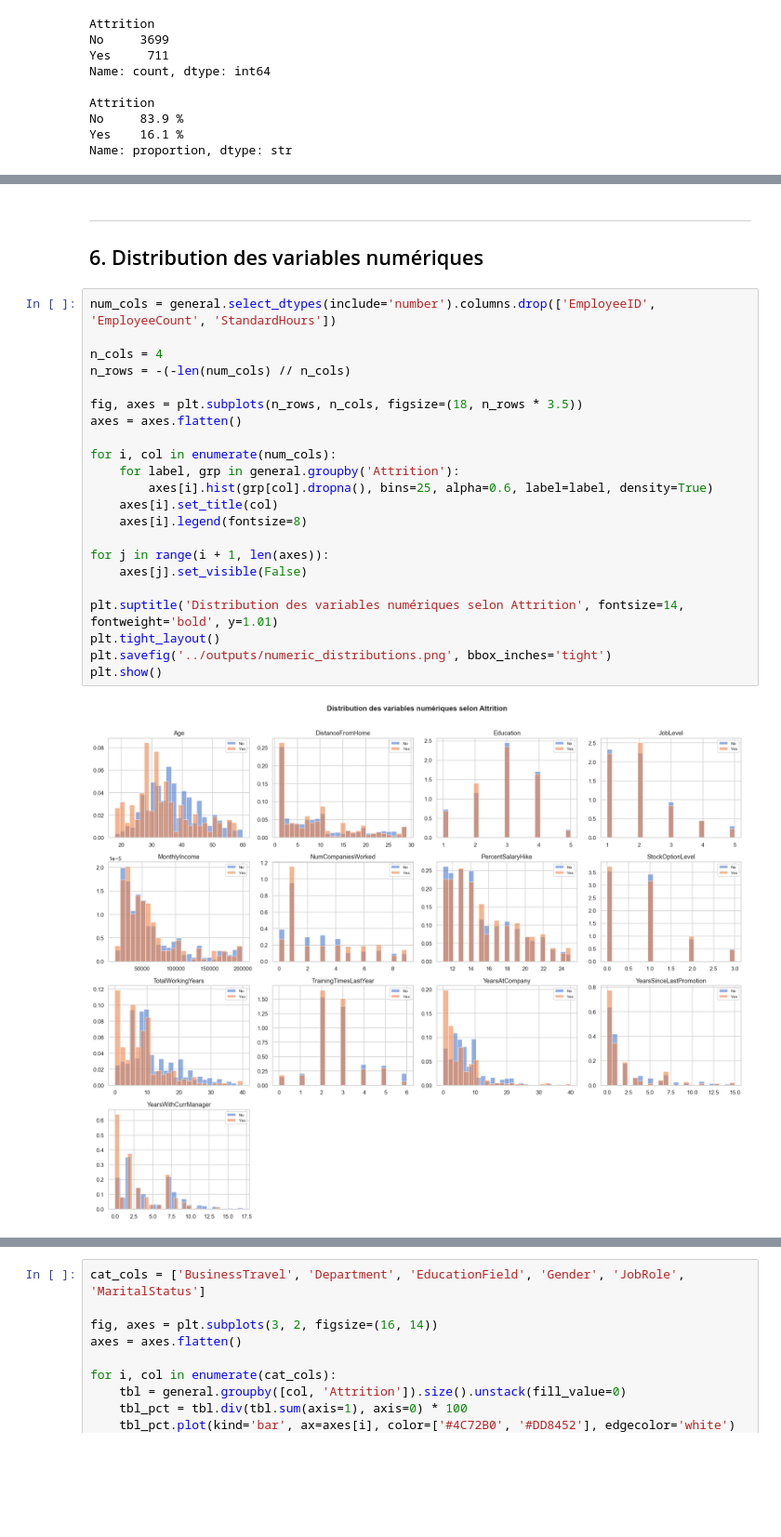
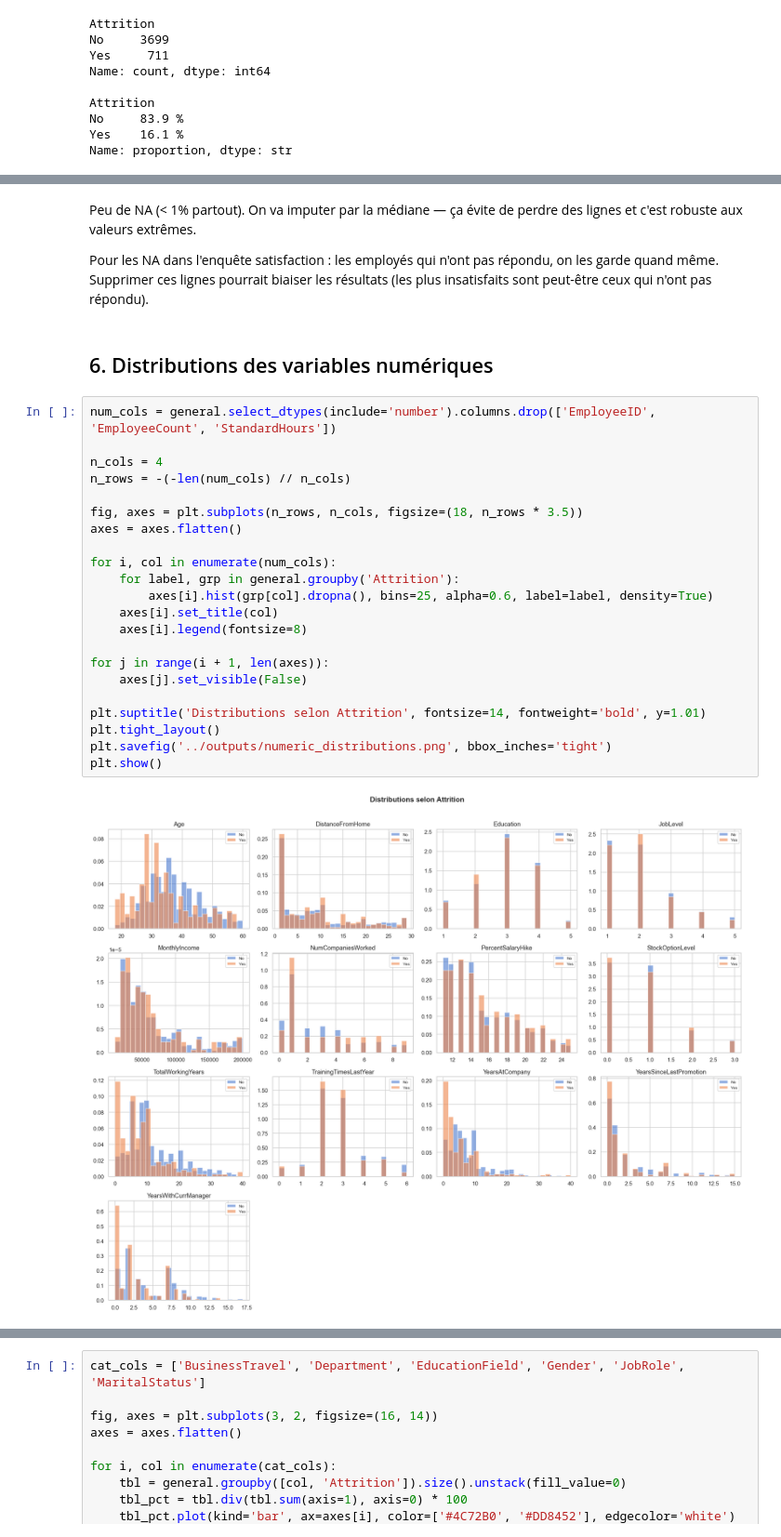
Before and after one commit to Nej-ma/A4-IA-HumanForYou, a Jupyter notebook: notebooks/01_exploration.ipynb, the cells around one changed output, grey strips where cells are left out. Shown at 93% size. Drawn from its saved outputs; the diff is of its cells as text; blank space fills up the shorter version.

```diff
--- a/notebooks/01_exploration.ipynb
+++ b/notebooks/01_exploration.ipynb
@@ -190,28 +188,31 @@ manager_survey : aucune valeur manquante
+# %% [markdown]
+Peu de NA (< 1% partout). On va imputer par la médiane — ça évite de perdre des lignes et c'est robuste aux valeurs extrêmes.
+
+Pour les NA dans l'enquête satisfaction : les employés qui n'ont pas répondu, on les garde quand même. Supprimer ces lignes pourrait biaiser les résultats (les plus insatisfaits sont peut-être ceux qui n'ont pas répondu).
 # %% [markdown]
----
-## 6. Distribution des variables numériques
+## 6. Distributions des variables numériques
 # %%
 num_cols = general.select_dtypes(include='number').columns.drop(['EmployeeID', 'EmployeeCount', 'StandardHours'])
 
 n_cols = 4
 n_rows = -(-len(num_cols) // n_cols)
 
 fig, axes = plt.subplots(n_rows, n_cols, figsize=(18, n_rows * 3.5))
 axes = axes.flatten()
 
 for i, col in enumerate(num_cols):
     for label, grp in general.groupby('Attrition'):
         axes[i].hist(grp[col].dropna(), bins=25, alpha=0.6, label=label, density=True)
     axes[i].set_title(col)
     axes[i].legend(fontsize=8)
 
 for j in range(i + 1, len(axes)):
     axes[j].set_visible(False)
 
-plt.suptitle('Distribution des variables numériques selon Attrition', fontsize=14, fontweight='bold', y=1.01)
+plt.suptitle('Distributions selon Attrition', fontsize=14, fontweight='bold', y=1.01)
 plt.tight_layout()
 plt.savefig('../outputs/numeric_distributions.png', bbox_inches='tight')
 plt.show()
 # %% [output]
-[figure, old version]
+[figure, new version]
 # %% [markdown]
```
Also changed, not shown: parts of 28 cells of this notebook, 5 other files.
